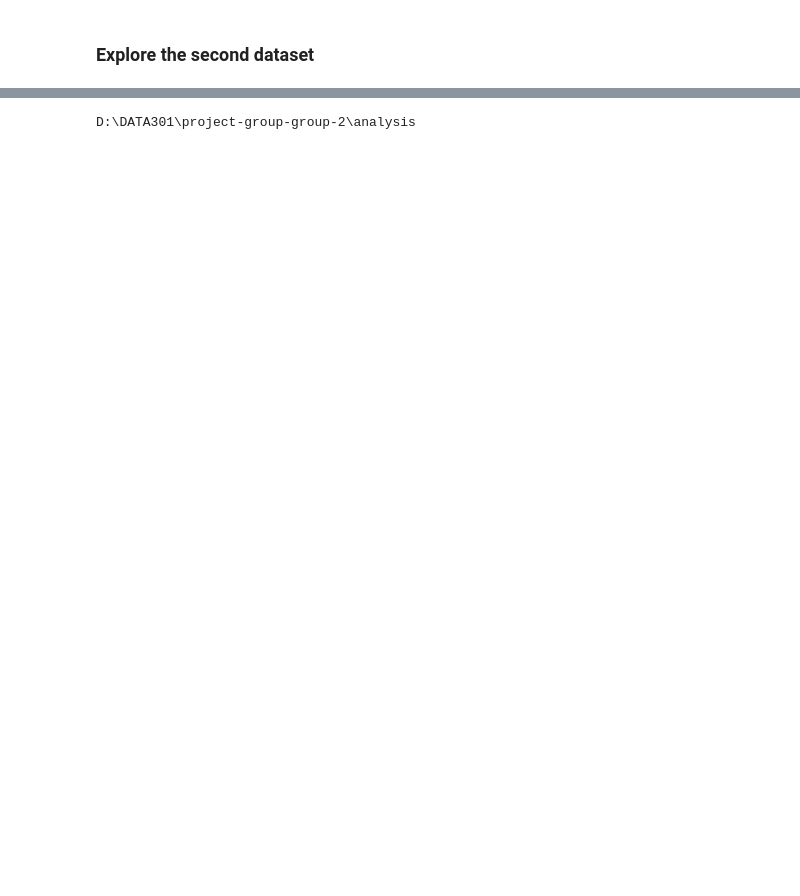
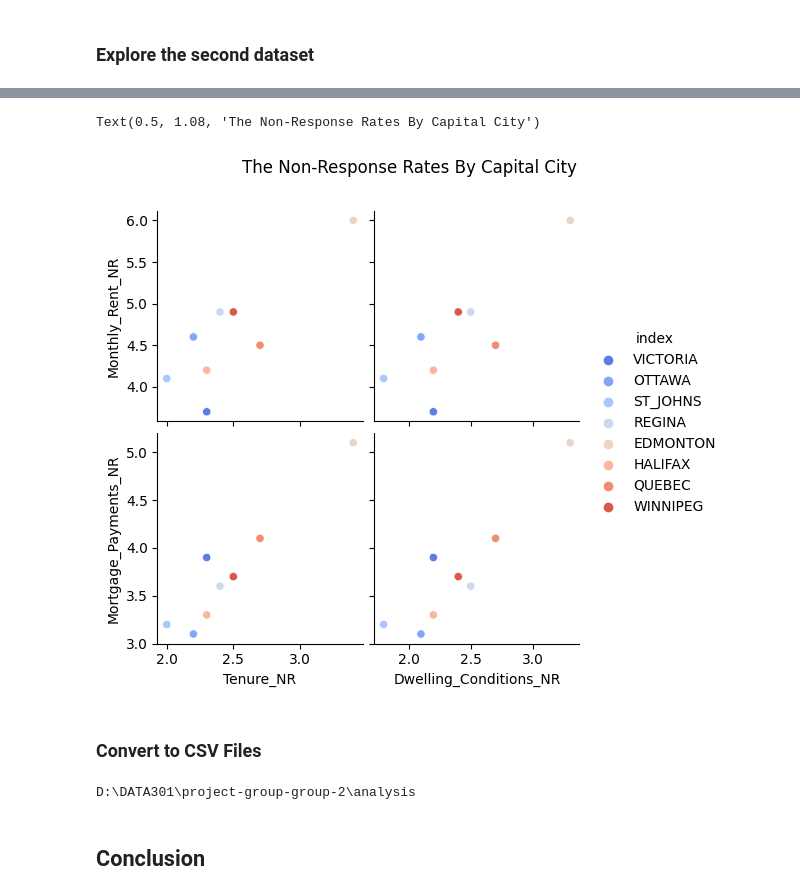
Before and after one commit to ubco-W2022T2-data301/project-group-group-2, a Jupyter notebook: analysis/analysis3.ipynb, the cells around one changed output, grey strips where cells are left out. Saved outputs shown, nothing was run; the diff lists cells and outputs as text; code cells hidden in the pictures; blank space fills up the shorter version.

```diff
--- a/analysis/analysis3.ipynb
+++ b/analysis/analysis3.ipynb
@@ -112,7 +110,9 @@ f6=filtered.loc[lambda x: x['GEO'].str.contains('Halifax (CMA)', regex=False)].r
 f6.loc[0,'GEO']='HALIFAX'
 f7=filtered.loc[lambda x: x['GEO'].str.contains('Quebec', regex=False)].reset_index(drop=True)
 f7.loc[0,'GEO']='QUEBEC'
-rows=[f1,f2,f3,f4,f5,f6,f7]
+f8=filtered.loc[lambda x: x['GEO'].str.contains('Winnipeg (CMA)', regex=False)].reset_index(drop=True)
+f8.loc[0,'GEO']='WINNIPEG'
+rows=[f1,f2,f3,f4,f5,f6,f7,f8]
 df_explore2=pd.concat(rows).reset_index(drop=True)
 df_explore2=df_explore2.rename(columns={"Long-form data quality indicators – Housing characteristics (20):Tenure - Non-response rate[1]":"Tenure_NR",
                            "Long-form data quality indicators – Housing characteristics (20):Condominium status - Non-response rate[3]": "Condiminium_NR",
@@ -124,4 +124,5 @@ df_explore2=df_explore2.rename(columns={"Long-form data quality indicators – H
                            "Long-form data quality indicators – Housing characteristics (20):Monthly mortgage payments - Non-response rate[15]":"Mortgage_Payments_NR",
                            "Long-form data quality indicators – Housing characteristics (20):Value (owner estimated) - Non-response rate[17]":"Owner_estimated_Val_NR",
                            "Long-form data quality indicators – Housing characteristics (20):Monthly use or occupancy payment for dwelling - Non-response rate[19]":"Occupancy_Payment_NR"})
-df_explore2=df_explore2.T.rename(columns={0:"VICTORIA", 1:"OTTAWA", 2:"ST_JOHNS", 3:"REGINA", 4:"EDMONTON", 5:"HALIFAX", 6:"QUEBEC"}).drop(index="GEO")
+df_explore2=df_explore2.T.rename(columns={0:"VICTORIA", 1:"OTTAWA", 2:"ST_JOHNS", 3:"REGINA", 4:"EDMONTON", 5:"HALIFAX", 6:"QUEBEC", 7:"WINNIPEG"}).drop(index="GEO")
+df_explore2
@@ -141,3 +151,20 @@ df_explore2.to_csv()
+# %%
+df_graph=df_explore2.T.reset_index()
+custom_palette = sns.color_palette("coolwarm", 8)
+sns.set_palette(custom_palette)
+plot=sns.pairplot(
+    df_graph,
+    x_vars=["Tenure_NR", "Dwelling_Conditions_NR"],
+    y_vars=["Monthly_Rent_NR", "Mortgage_Payments_NR"],
+    hue='index',
+    kind='scatter'
+)
+plot.fig.suptitle("The Non-Response Rates By Capital City", y=1.08)
+# %% [output]
+Text(0.5, 1.08, 'The Non-Response Rates By Capital City')
+[figure, added]
+# %% [markdown]
+### Convert to CSV Files
 # %%
 import os
 import sys
@@ -153,0 +181,2 @@ df_explore2.to_csv()
+# %% [markdown]
+## Conclusion
```
Also changed, not shown: parts of 17 cells of this notebook, 4 other files.
